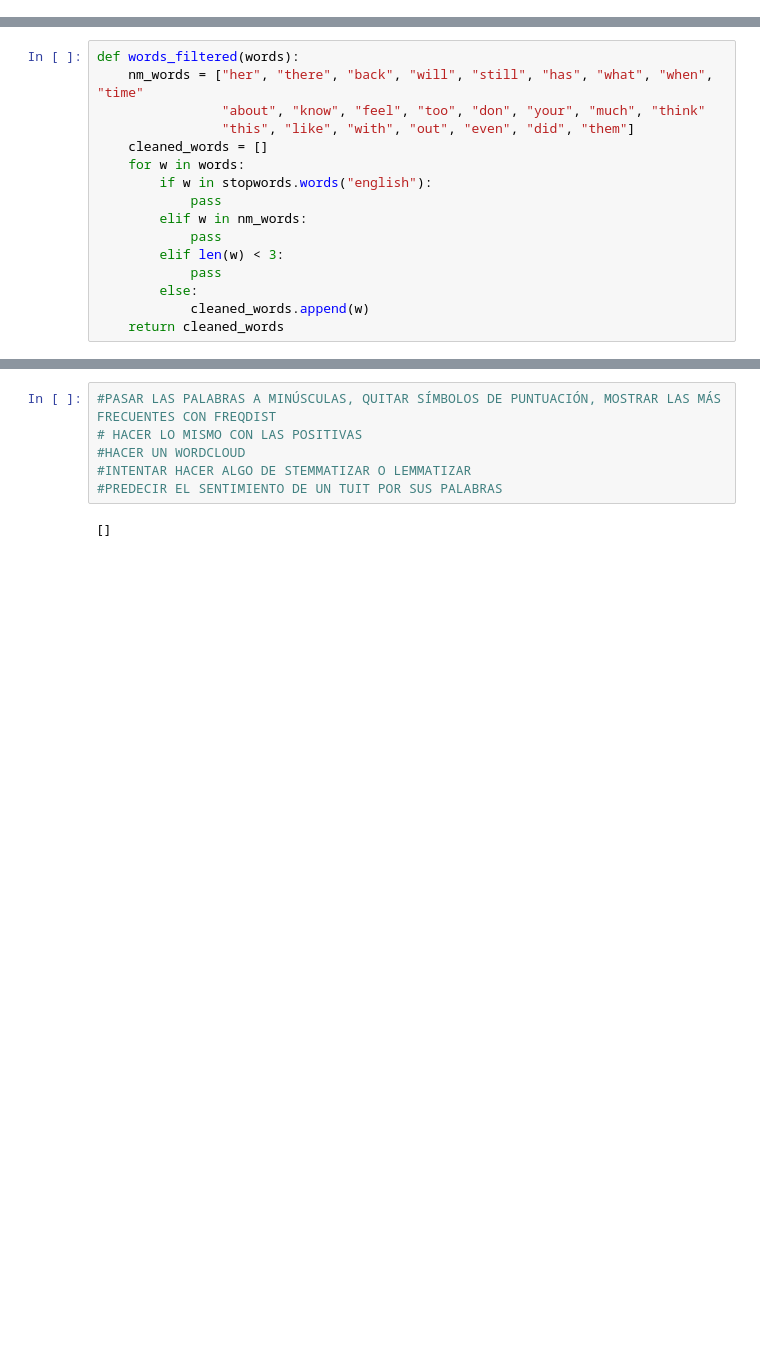
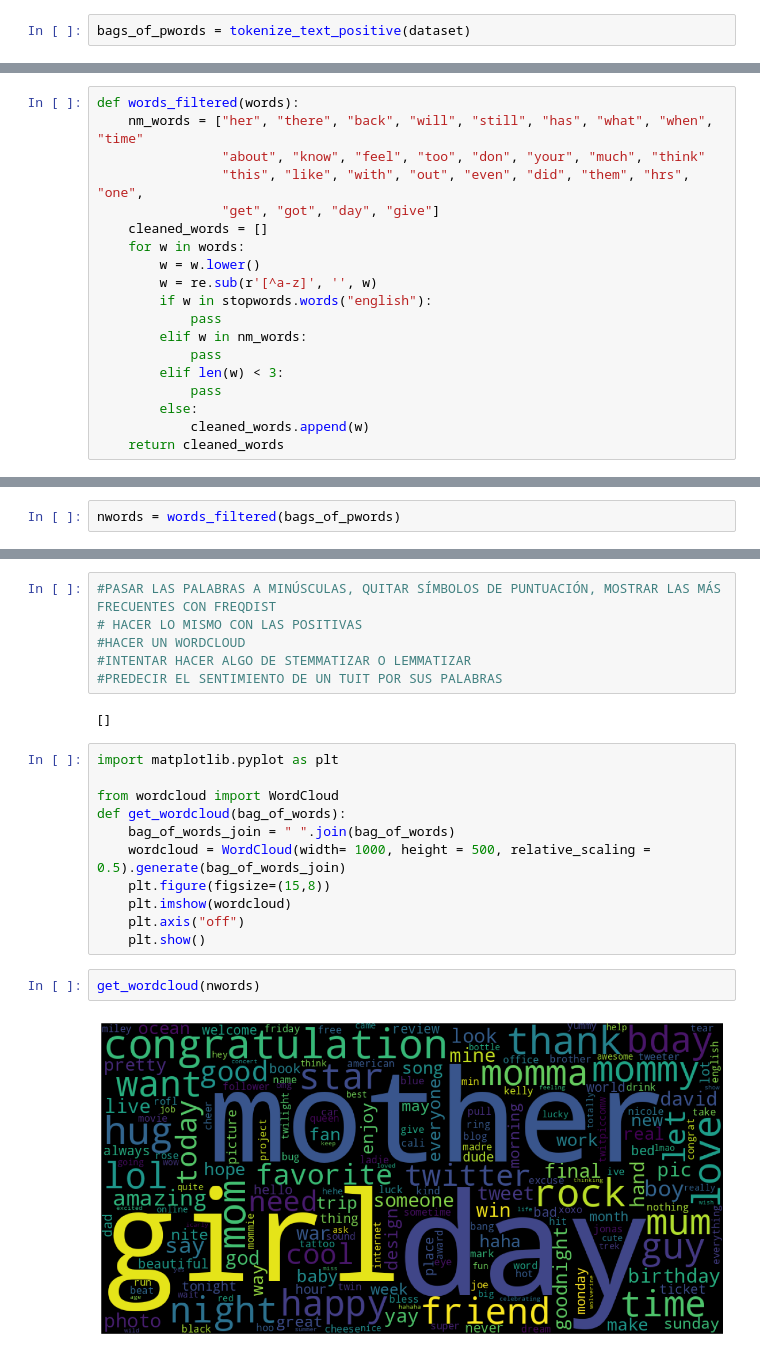
Before and after one commit to rmarvel23/rough-draft, a Jupyter notebook: ProyectoPython.ipynb, the cells around one changed output, grey strips where cells are left out. Saved outputs shown, nothing was run; the diff lists cells and outputs as text; blank space fills up the shorter version.

```diff
--- a/ProyectoPython.ipynb
+++ b/ProyectoPython.ipynb
@@ -233,3 +335,5 @@ def tokenize_text_negative(dataset):
 [nltk_data]   Package punkt is already up-to-date!
 [nltk_data] Downloading package stopwords to /root/nltk_data...
 [nltk_data]   Package stopwords is already up-to-date!
+# %%
+bags_of_pwords = tokenize_text_positive(dataset)
@@ -265,9 +400,12 @@ Counter({'Sooo': 5,
 def words_filtered(words):
     nm_words = ["her", "there", "back", "will", "still", "has", "what", "when", "time"
                 "about", "know", "feel", "too", "don", "your", "much", "think"
-                "this", "like", "with", "out", "even", "did", "them"]
+                "this", "like", "with", "out", "even", "did", "them", "hrs", "one",
+                "get", "got", "day", "give"]
     cleaned_words = []
     for w in words:
+        w = w.lower()
+        w = re.sub(r'[^a-z]', '', w)
         if w in stopwords.words("english"):
             pass
         elif w in nm_words:
@@ -299,0 +418,2 @@ words_filtered(bags_of_words)
+# %%
+nwords = words_filtered(bags_of_pwords)
@@ -305,3 +434,18 @@ words_filtered(bags_of_words)
 #PREDECIR EL SENTIMIENTO DE UN TUIT POR SUS PALABRAS
 # %% [output]
 []
+# %%
+import matplotlib.pyplot as plt
+
+from wordcloud import WordCloud
+def get_wordcloud(bag_of_words):
+    bag_of_words_join = " ".join(bag_of_words)
+    wordcloud = WordCloud(width= 1000, height = 500, relative_scaling = 0.5).generate(bag_of_words_join)
+    plt.figure(figsize=(15,8))
+    plt.imshow(wordcloud)
+    plt.axis("off")
+    plt.show()
+# %%
+get_wordcloud(nwords)
+# %% [output]
+[figure, added]
```
Also changed, not shown: parts of 27 cells of this notebook.
